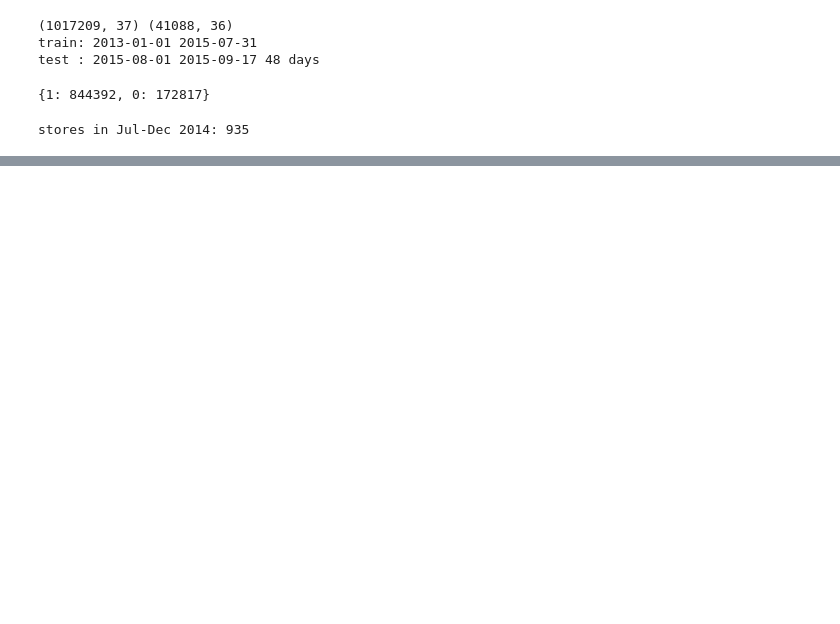
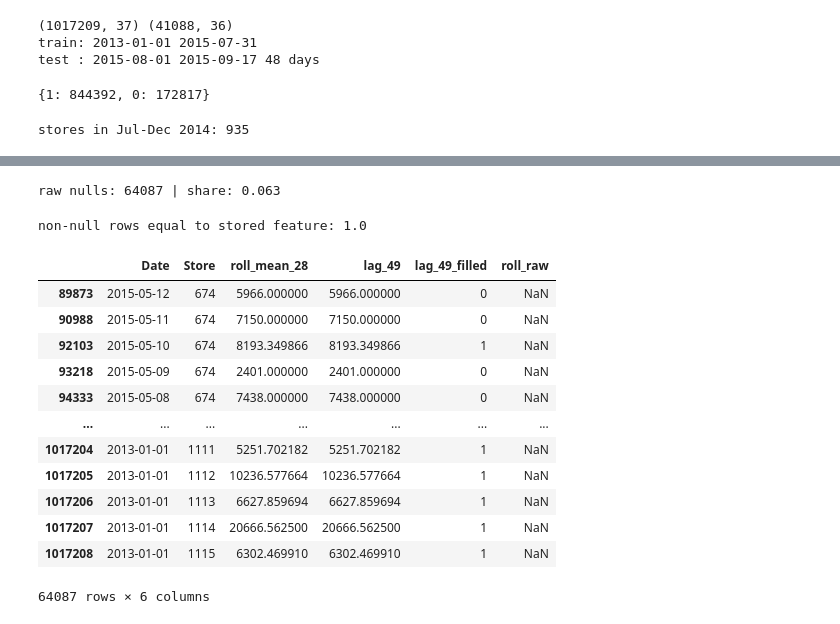
Before and after one commit to Aliraza-Amjad-Shaikh/demand-lens, a Jupyter notebook: notebooks/04_basic_modelling.ipynb, the cells around one changed output, grey strips where cells are left out. Drawn from its saved outputs; the diff is of its cells as text; code cells hidden in the pictures; blank space fills up the shorter version.

```diff
--- a/notebooks/04_basic_modelling.ipynb
+++ b/notebooks/04_basic_modelling.ipynb
@@ -46,0 +82,4 @@ stores in Jul-Dec 2014: 935
+# %%
+r = raw.rename_axis("Date").reset_index().melt("Date", var_name="Store", value_name="roll_raw")
+
+r
@@ -46,0 +100,32 @@ stores in Jul-Dec 2014: 935
+# %%
+m = train[["Date", "Store", "roll_mean_28", "lag_49", "lag_49_filled"]].merge(r, on=["Date", "Store"], how="left")
+
+assert len(m) == len(train)
+
+ok = m.roll_raw.notna()
+# %%
+print("raw nulls:", (~ok).sum(), "| share:", round((~ok).mean(), 4))
+# %% [output]
+raw nulls: 64087 | share: 0.063
+# %%
+print("non-null rows equal to stored feature:", np.isclose(m.roll_mean_28[ok], m.roll_raw[ok]).mean())
+# %% [output]
+non-null rows equal to stored feature: 1.0
+# %%
+nul = m[~ok]
+
+nul
+# %% [output]
+|  | Date | Store | roll_mean_28 | lag_49 | lag_49_filled | roll_raw |
+| 89873 | 2015-05-12 | 674 | 5966.000000 | 5966.000000 | 0 | NaN |
+| 90988 | 2015-05-11 | 674 | 7150.000000 | 7150.000000 | 0 | NaN |
+| 92103 | 2015-05-10 | 674 | 8193.349866 | 8193.349866 | 1 | NaN |
+| 93218 | 2015-05-09 | 674 | 2401.000000 | 2401.000000 | 0 | NaN |
+| 94333 | 2015-05-08 | 674 | 7438.000000 | 7438.000000 | 0 | NaN |
+| ... | ... | ... | ... | ... | ... | ... |
+| 1017204 | 2013-01-01 | 1111 | 5251.702182 | 5251.702182 | 1 | NaN |
+| 1017205 | 2013-01-01 | 1112 | 10236.577664 | 10236.577664 | 1 | NaN |
+| 1017206 | 2013-01-01 | 1113 | 6627.859694 | 6627.859694 | 1 | NaN |
+| 1017207 | 2013-01-01 | 1114 | 20666.562500 | 20666.562500 | 1 | NaN |
+| 1017208 | 2013-01-01 | 1115 | 6302.469910 | 6302.469910 | 1 | NaN |
+64087 rows × 6 columns
```
Also changed, not shown: parts of 9 cells of this notebook.
